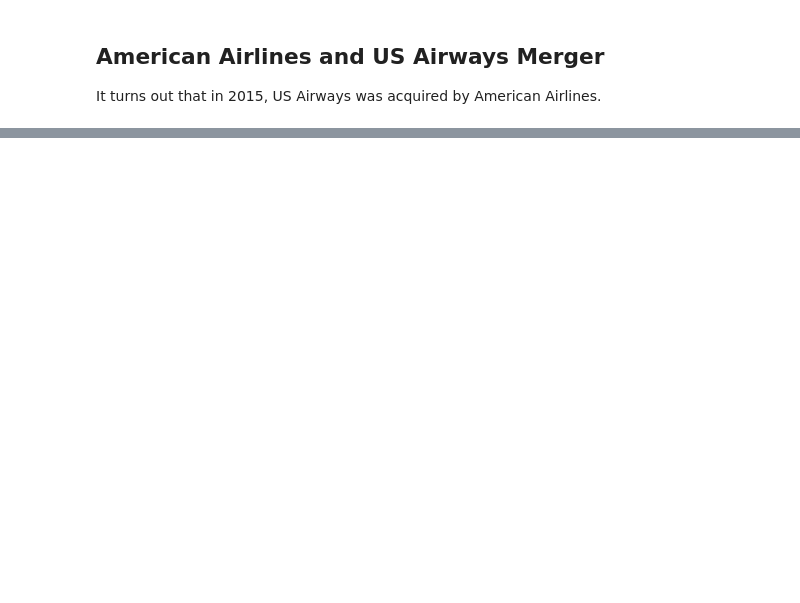
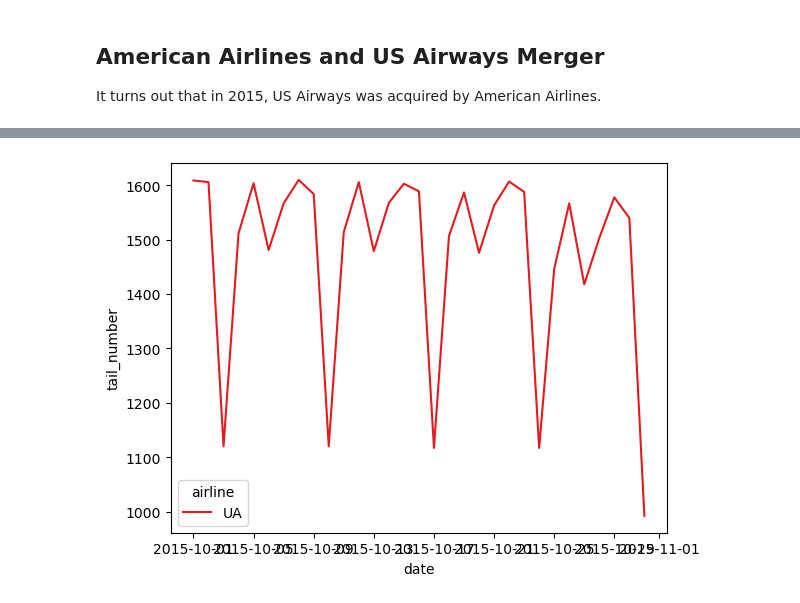
Before and after one commit to cmd-master/airline, a Jupyter notebook: Airline Delays.ipynb, the cells around one changed output, grey strips where cells are left out. Saved outputs shown, nothing was run; the diff lists cells and outputs as text; code cells hidden in the pictures; blank space fills up the shorter version.

```diff
--- a/Airline Delays.ipynb
+++ b/Airline Delays.ipynb
@@ -89,0 +93,6 @@ sns.lineplot(data=g, x='date', y='tail_number', hue='airline', palette='Set1');
+# %%
+g = df.groupby(['date', 'airline'])['tail_number'].count().reset_index()
+g = g.query('airline==["UA"]')
+sns.lineplot(data=g, x='date', y='tail_number', hue='airline', palette='Set1');
+# %% [output]
+[figure, added]
```
Also changed, not shown: parts of 21 cells of this notebook.
